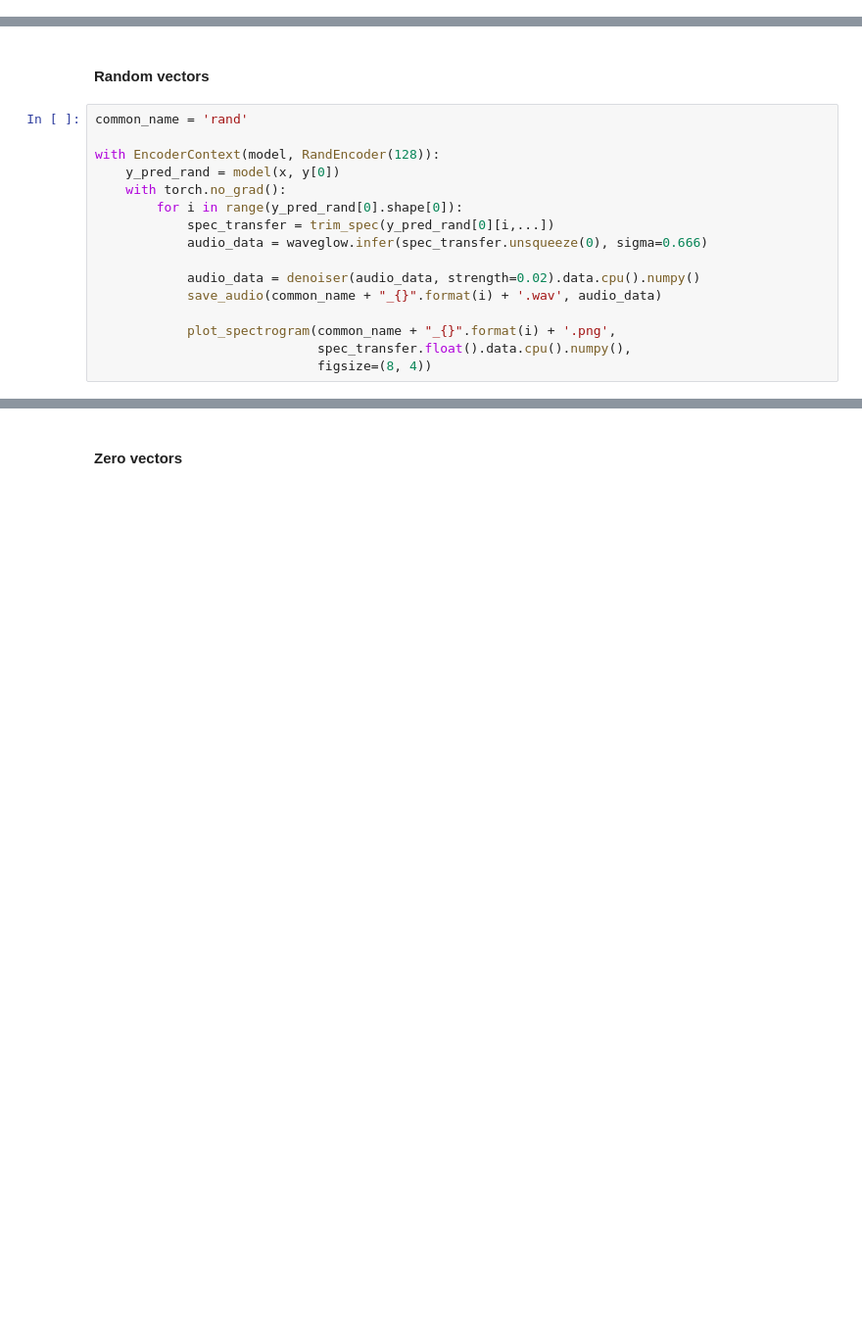
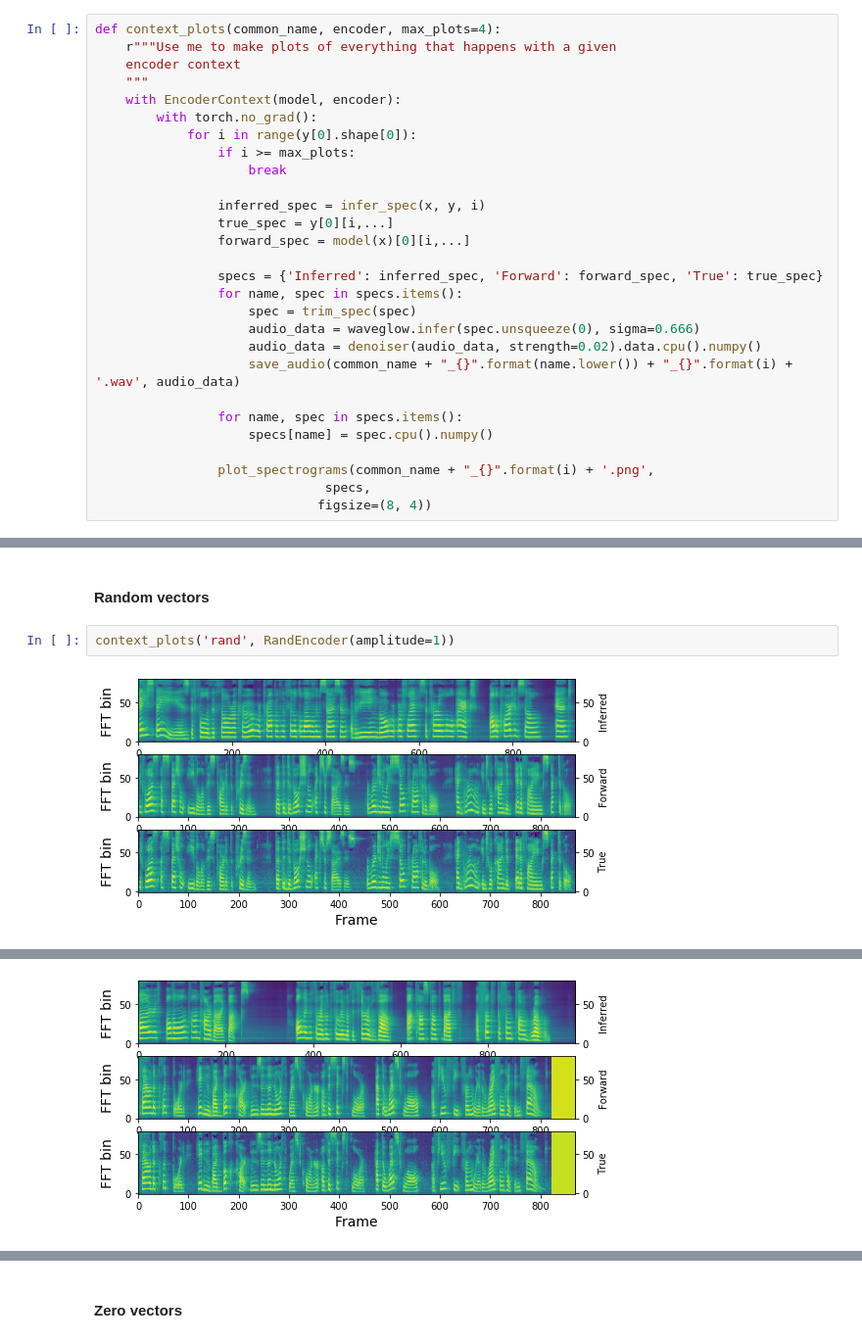
Before and after one commit to mcncm/tacotron2, a Jupyter notebook: inference.ipynb, the cells around one changed output, grey strips where cells are left out. Shown at 98% size. Saved outputs shown, nothing was run; the diff lists cells and outputs as text; blank space fills up the shorter version.

Commit message:
More latest changes to inference notebook

```diff
--- a/inference.ipynb
+++ b/inference.ipynb
@@ -349,0 +403,28 @@ class EncoderContext():
+# %%
+def context_plots(common_name, encoder, max_plots=4):
+    r"""Use me to make plots of everything that happens with a given
+    encoder context
+    """
+    with EncoderContext(model, encoder):
+        with torch.no_grad():
+            for i in range(y[0].shape[0]):
+                if i >= max_plots:
+                    break
+
+                inferred_spec = infer_spec(x, y, i)
+                true_spec = y[0][i,...]
+                forward_spec = model(x)[0][i,...]
+
+                specs = {'Inferred': inferred_spec, 'Forward': forward_spec, 'True': true_spec}
+                for name, spec in specs.items():
+                    spec = trim_spec(spec)
+                    audio_data = waveglow.infer(spec.unsqueeze(0), sigma=0.666)
+                    audio_data = denoiser(audio_data, strength=0.02).data.cpu().numpy()
+                    save_audio(common_name + "_{}".format(name.lower()) + "_{}".format(i) + '.wav', audio_data)
+
+                for name, spec in specs.items():
+                    specs[name] = spec.cpu().numpy()
+
+                plot_spectrograms(common_name + "_{}".format(i) + '.png',
+                              specs,
+                             figsize=(8, 4))
@@ -350,18 +441,6 @@ class EncoderContext():
 # %% [markdown]
 #### Random vectors
-# %%
-common_name = 'rand'
-
-with EncoderContext(model, RandEncoder(128)):
-    y_pred_rand = model(x, y[0])
-    with torch.no_grad():
-        for i in range(y_pred_rand[0].shape[0]):
-            spec_transfer = trim_spec(y_pred_rand[0][i,...])
-            audio_data = waveglow.infer(spec_transfer.unsqueeze(0), sigma=0.666)
-
-            audio_data = denoiser(audio_data, strength=0.02).data.cpu().numpy()
-            save_audio(common_name + "_{}".format(i) + '.wav', audio_data)
-
-            plot_spectrogram(common_name + "_{}".format(i) + '.png',
-                             spec_transfer.float().data.cpu().numpy(),
-                             figsize=(8, 4))
+# %%
+context_plots('rand', RandEncoder(amplitude=1))
+# %% [output]
+[figure, added]
@@ -367,0 +448 @@ with EncoderContext(model, RandEncoder(128)):
+[figure, added]
```
Also changed, not shown: parts of 24 cells of this notebook.
